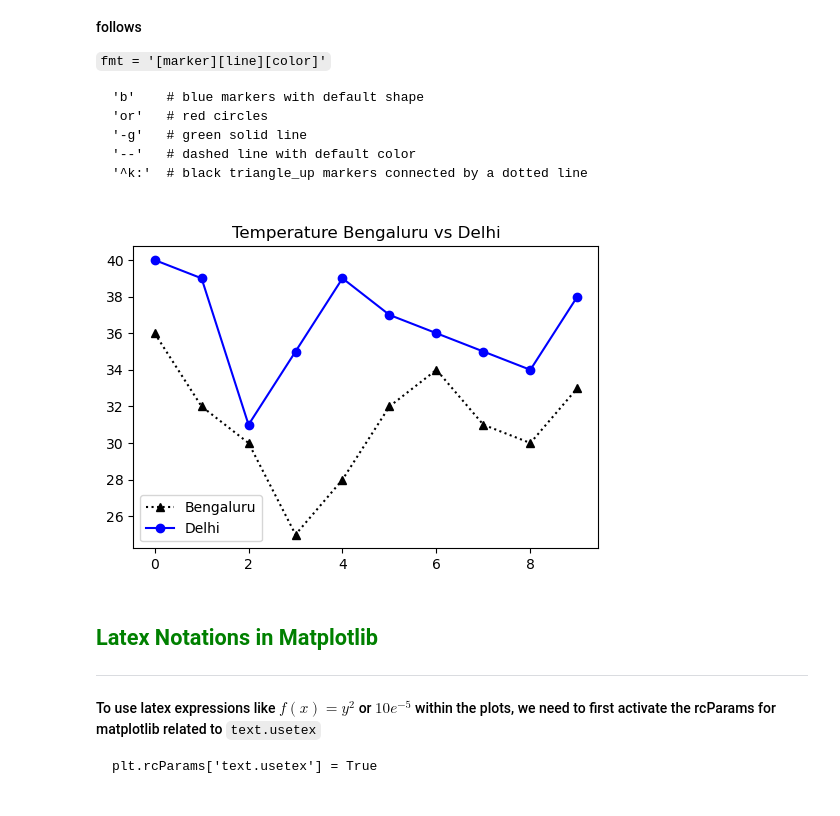
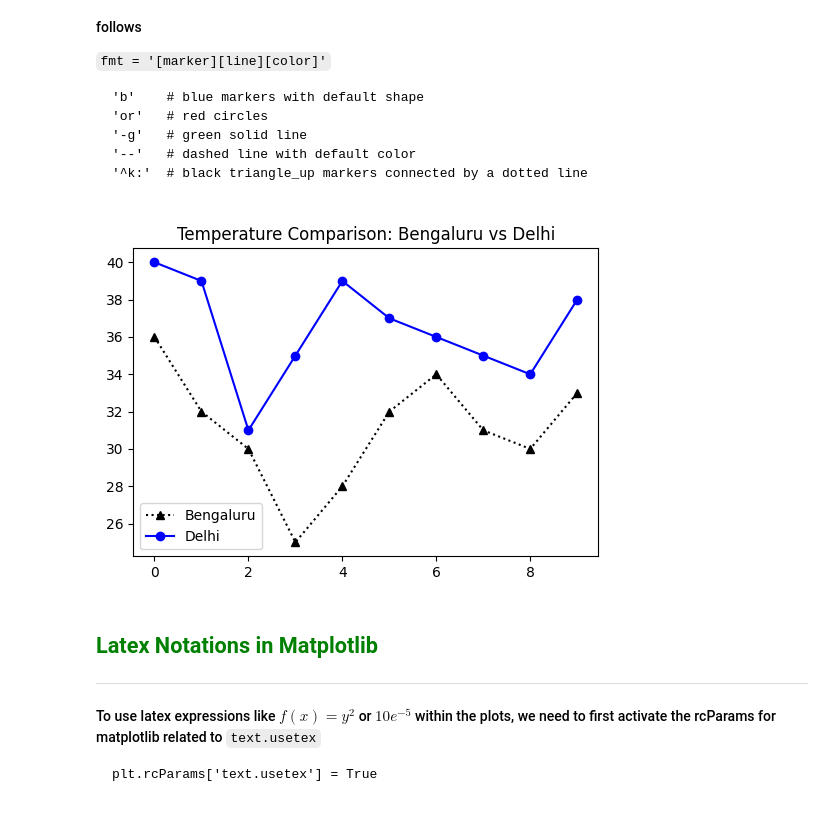
Before and after one commit to thivinanandh/Teaching-Python, a Jupyter notebook: Python-Libraries/Matplotlib.ipynb, the cells around one changed output. Cells and saved outputs as stored; diff of their text form; code cells hidden in the pictures.

```diff
--- a/Python-Libraries/Matplotlib.ipynb
+++ b/Python-Libraries/Matplotlib.ipynb
@@ -507,16 +609,29 @@ matplotlib proivdes a short format notation for easily providing the line plot p
 
 </div>
 # %%
-Temperaturebangalore = [36,32,30,25,28,32,34,31,30,33]
-TemperatureDelhi =     [40,39,31,35,39,37,36,35,34,38]
-plt.figure(figsize=(6,4),dpi=100)
-plt.plot(Temperaturebangalore,'^k:',label="Bengaluru")
-plt.plot(TemperatureDelhi,'ob-',label="Delhi")
+# Define temperature data for Bangalore and Delhi
+Temperaturebangalore = [36, 32, 30, 25, 28, 32, 34, 31, 30, 33]
+TemperatureDelhi = [40, 39, 31, 35, 39, 37, 36, 35, 34, 38]
+
+# Determine the size of the figure
+plt.figure(figsize=(6, 4), dpi=100)  # Set the figure size to 6 inches by 4 inches with 100 dpi
+
+# Plot temperature data for Bangalore with black triangle markers and dashed lines
+plt.plot(Temperaturebangalore, '^k:', label="Bengaluru")
+
+# Plot temperature data for Delhi with blue circle markers and solid lines
+plt.plot(TemperatureDelhi, 'ob-', label="Delhi")
+
+# Add a legend to the plot
 plt.legend()
-plt.title("Temperature Bengaluru vs Delhi")
+
+# Add a title to the plot
+plt.title("Temperature Comparison: Bengaluru vs Delhi")
+
+# Display the plot
 plt.show()
 # %% [output]
-[figure, old version]
+[figure, new version]
 # %% [markdown]
 <h2 style="color:green; font-family: 'Nunito Sans', sans-serif;">Latex Notations in Matplotlib</h2>
 
```
Also changed, not shown: parts of 58 cells of this notebook.
